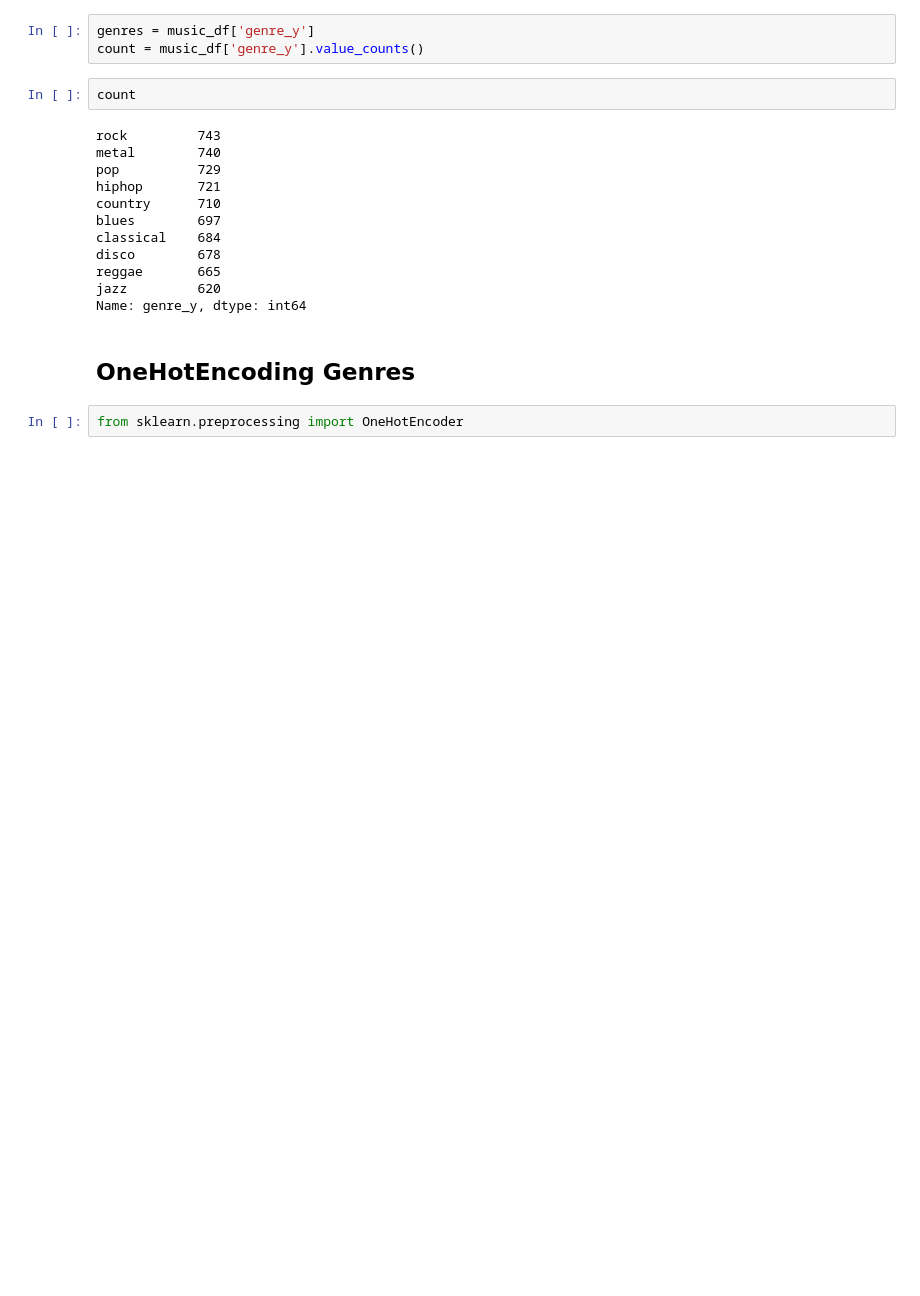
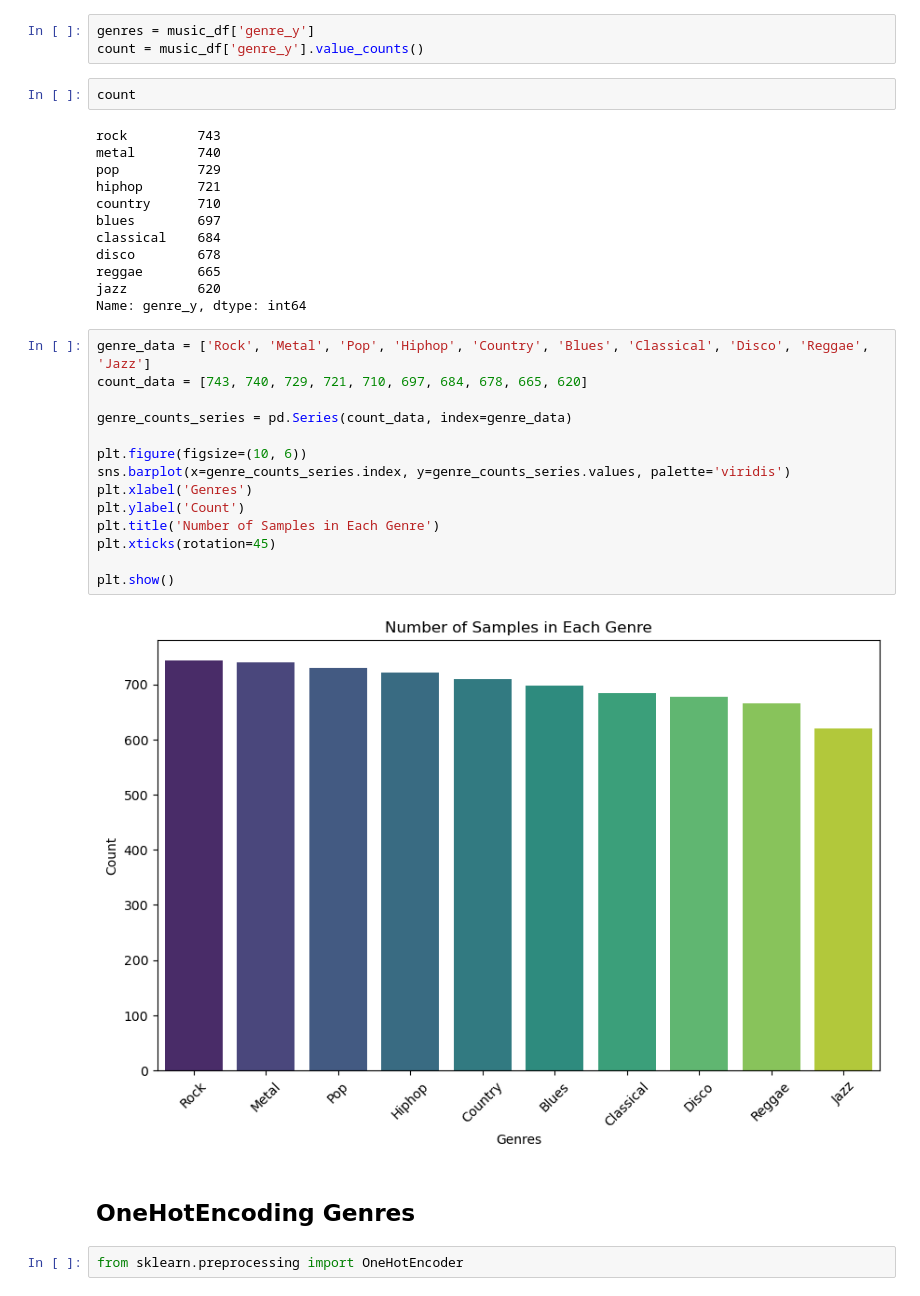
Before and after one commit to Kellyajara/Music_Classification, a Jupyter notebook: Notebooks/Models_updated(Final).ipynb, the cells around one changed output. Saved outputs shown, nothing was run; the diff lists cells and outputs as text; blank space fills up the shorter version.

Commit message:
cleaning up folders & added visuals to final notebook

```diff
--- a/Notebooks/Models_updated(Final).ipynb
+++ b/Notebooks/Models_updated(Final).ipynb
@@ -83,6 +85,22 @@ disco        678
 reggae       665
 jazz         620
 Name: genre_y, dtype: int64
+# %%
+genre_data = ['Rock', 'Metal', 'Pop', 'Hiphop', 'Country', 'Blues', 'Classical', 'Disco', 'Reggae', 'Jazz']
+count_data = [743, 740, 729, 721, 710, 697, 684, 678, 665, 620]
+
+genre_counts_series = pd.Series(count_data, index=genre_data)
+
+plt.figure(figsize=(10, 6))
+sns.barplot(x=genre_counts_series.index, y=genre_counts_series.values, palette='viridis')
+plt.xlabel('Genres')
+plt.ylabel('Count')
+plt.title('Number of Samples in Each Genre')
+plt.xticks(rotation=45)
+
+plt.show()
+# %% [output]
+[figure, added]
 # %% [markdown]
 ## OneHotEncoding Genres
 # %%
```
Also changed, not shown: parts of 39 cells of this notebook, 5 other files.
